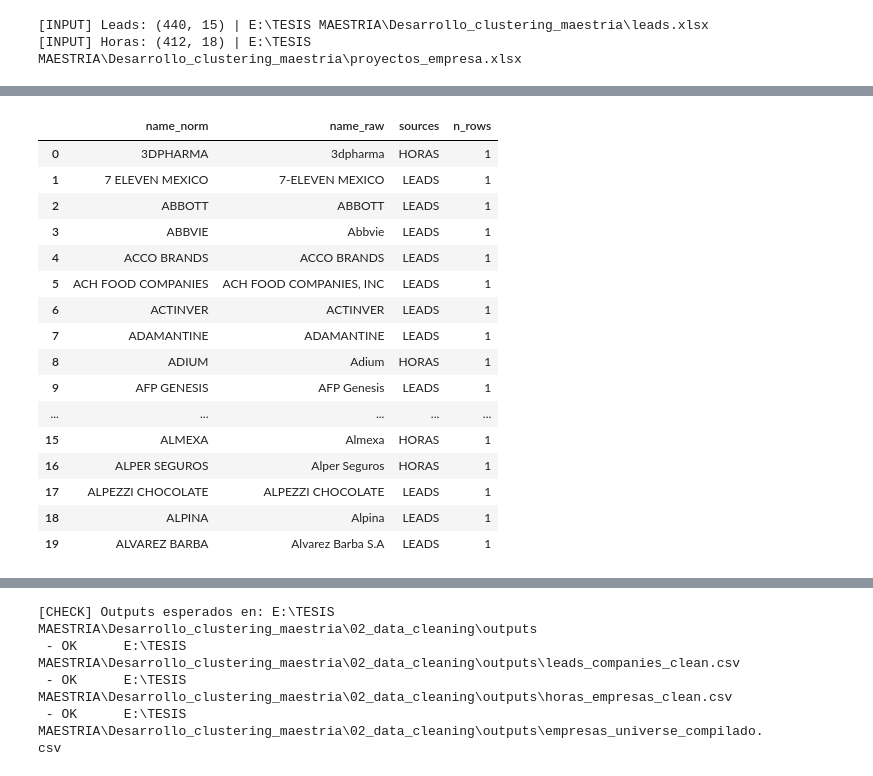
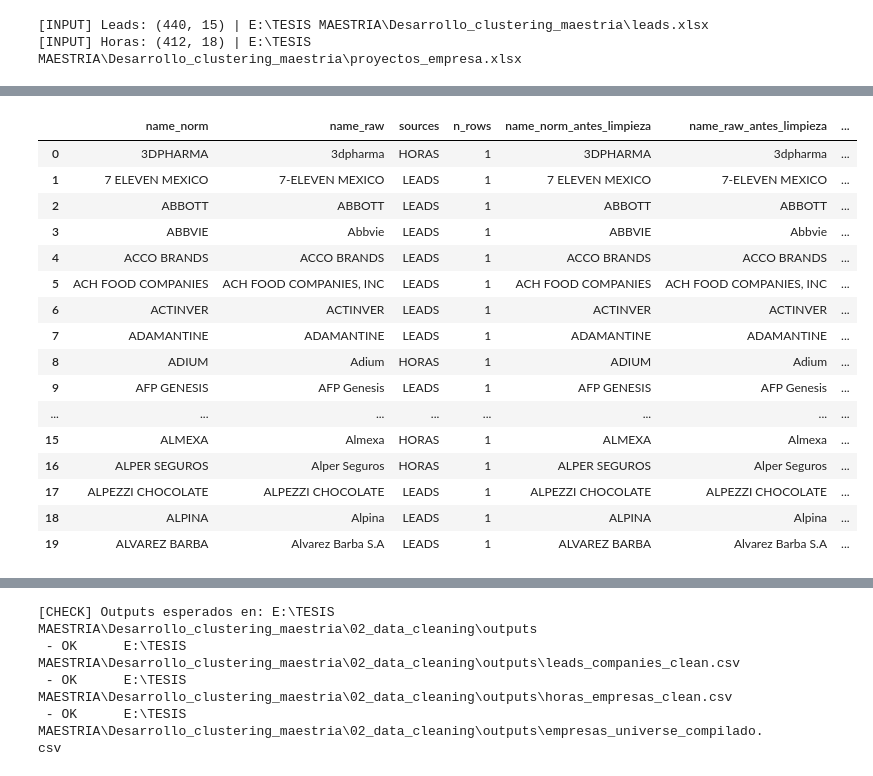
Before and after one commit to OAlbuja/Tesis_Maestria_Inteligencia_Artificial_Aplicada, a Jupyter notebook: Desarrollo_clustering_maestria/02_data_cleaning/01_staging_empresas_normalizadas.ipynb, the cells around one changed output, grey strips where cells are left out. Drawn from its saved outputs; the diff is of its cells as text; code cells hidden in the pictures.

```diff
--- a/Desarrollo_clustering_maestria/02_data_cleaning/01_staging_empresas_normalizadas.ipynb
+++ b/Desarrollo_clustering_maestria/02_data_cleaning/01_staging_empresas_normalizadas.ipynb
@@ -224,6 +255,6 @@ _ = save_df_csv(leads_companies_clean, OUTPUT_DIR / "leads_companies_clean.csv")
 # %%
 # === 9.b Limpieza HORAS (EMPRESA) ===
-# Resultado esperado: DataFrame `horas_empresas_clean` con EMPRESA raw + normalizada (distinct por normalizada)
+# Resultado esperado: DataFrame `horas_empresas_clean` con EMPRESA raw y normalización final.
 
 import pandas as pd
 
@@ -233,9 +264,6 @@ if "df_horas" not in globals():
 if "EMPRESA" not in df_horas.columns:
     raise KeyError("La columna `EMPRESA` no existe en `df_horas`.")
 
-if "normalize_company_name" not in globals():
-    raise NameError("No existe `normalize_company_name` en memoria. Ejecuta primero la celda 9.a.")
-
 _empresa_raw = (
     df_horas["EMPRESA"]
     .astype("string")
@@ -243,19 +271,23 @@ _empresa_raw = (
     .map(lambda x: x.strip())
     .replace("", pd.NA)
     .dropna()
-    )
+)
+
+horas_empresas_clean = pd.DataFrame({"EMPRESA_raw": _empresa_raw})
+horas_empresas_clean["EMPRESA_norm_original"] = horas_empresas_clean["EMPRESA_raw"].map(normalize_company_name)
+horas_empresas_clean["EMPRESA_match_raw"] = horas_empresas_clean["EMPRESA_raw"]
+horas_empresas_clean["EMPRESA_norm"] = horas_empresas_clean["EMPRESA_norm_original"]
 
 horas_empresas_clean = (
-    pd.DataFrame({"EMPRESA_raw": _empresa_raw})
-    .assign(EMPRESA_norm=lambda d: d["EMPRESA_raw"].map(normalize_company_name))
+    horas_empresas_clean
     .query("EMPRESA_norm != ''")
     .drop_duplicates(subset=["EMPRESA_norm"], keep="first")
     .sort_values("EMPRESA_norm")
     .reset_index(drop=True)
-    )
+)
 
 print("[HORAS] Filas originales (no vacías):", int(_empresa_raw.shape[0]))
-print("[HORAS] Empresas distinct (por EMPRESA_norm):", int(horas_empresas_clean.shape[0]))
+print("[HORAS] Empresas distinct (por EMPRESA_norm final):", int(horas_empresas_clean.shape[0]))
 
 display(horas_empresas_clean.head(20))
 
@@ -266,18 +298,32 @@ save_df_csv(horas_empresas_clean, OUTPUT_DIR / "horas_empresas_clean.csv")
 if "leads_companies_clean" not in globals():
     raise NameError("No existe `leads_companies_clean` en memoria. Ejecuta primero la sección 9.a (Limpieza LEADS).")
 
-leads_u = (
-    leads_companies_clean
-    .rename(columns={"Company_raw": "name_raw", "Company_norm": "name_norm"})
-    .assign(source="LEADS")
-    [["source", "name_raw", "name_norm"]]
- )
-horas_u = (
-    horas_empresas_clean
-    .rename(columns={"EMPRESA_raw": "name_raw", "EMPRESA_norm": "name_norm"})
-    .assign(source="HORAS")
-    [["source", "name_raw", "name_norm"]]
- )
+def _join_unique(values) -> str:
+    vals = []
+    for value in values:
+        if pd.isna(value):
+            continue
+        s = str(value).strip()
+        if s and s not in vals:
+            vals.append(s)
+    return " | ".join(vals)
+
+leads_u = pd.DataFrame({
+    "source": "LEADS",
+    "name_raw": leads_companies_clean["Company_raw"],
+    "name_norm": leads_companies_clean["Company_norm"],
+    "name_raw_antes_limpieza": leads_companies_clean["Company_raw"],
+    "name_norm_antes_limpieza": leads_companies_clean["Company_norm_original"],
+    "name_match_raw": leads_companies_clean["Company_match_raw"]
+})
+horas_u = pd.DataFrame({
+    "source": "HORAS",
+    "name_raw": horas_empresas_clean["EMPRESA_raw"],
+    "name_norm": horas_empresas_clean["EMPRESA_norm"],
+    "name_raw_antes_limpieza": horas_empresas_clean["EMPRESA_raw"],
+    "name_norm_antes_limpieza": horas_empresas_clean["EMPRESA_norm_original"],
+    "name_match_raw": horas_empresas_clean["EMPRESA_match_raw"]
+})
 
 universe_all = pd.concat([leads_u, horas_u], ignore_index=True)
 universe_distinct = (
@@ -287,10 +333,15 @@ universe_distinct = (
         name_raw=("name_raw", "first"),
         sources=("source", lambda s: ",".join(sorted(set(map(str, s))))),
         n_rows=("source", "size"),
+        name_norm_antes_limpieza=("name_norm_antes_limpieza", _join_unique),
+        name_raw_antes_limpieza=("name_raw_antes_limpieza", _join_unique),
+        sources_antes_limpieza=("source", lambda s: ",".join(sorted(set(map(str, s))))),
+        n_rows_antes_limpieza=("name_norm_antes_limpieza", "nunique"),
+        name_match_raw=("name_match_raw", "first")
     )
     .sort_values("name_norm")
     .reset_index(drop=True)
- )
+)
 
 save_df_csv(universe_distinct, OUTPUT_DIR / "empresas_universe_compilado.csv")
 display(universe_distinct.head(20))
@@ -321,17 +372,17 @@ display(universe_distinct.head(20))
-|  | name_norm | name_raw | sources | n_rows |
-| 0 | 3DPHARMA | 3dpharma | HORAS | 1 |
-| 1 | 7 ELEVEN MEXICO | 7-ELEVEN MEXICO | LEADS | 1 |
-| 2 | ABBOTT | ABBOTT | LEADS | 1 |
-| 3 | ABBVIE | Abbvie | LEADS | 1 |
-| 4 | ACCO BRANDS | ACCO BRANDS | LEADS | 1 |
-| 5 | ACH FOOD COMPANIES | ACH FOOD COMPANIES, INC | LEADS | 1 |
-| 6 | ACTINVER | ACTINVER | LEADS | 1 |
-| 7 | ADAMANTINE | ADAMANTINE | LEADS | 1 |
-| 8 | ADIUM | Adium | HORAS | 1 |
-| 9 | AFP GENESIS | AFP Genesis | LEADS | 1 |
-| ... | ... | ... | ... | ... |
-| 15 | ALMEXA | Almexa | HORAS | 1 |
-| 16 | ALPER SEGUROS | Alper Seguros | HORAS | 1 |
-| 17 | ALPEZZI CHOCOLATE | ALPEZZI CHOCOLATE | LEADS | 1 |
-| 18 | ALPINA | Alpina | LEADS | 1 |
-| 19 | ALVAREZ BARBA | Alvarez Barba S.A | LEADS | 1 |
+|  | name_norm | name_raw | sources | n_rows | name_norm_antes_limpieza | name_raw_antes_limpieza | ... |
+| 0 | 3DPHARMA | 3dpharma | HORAS | 1 | 3DPHARMA | 3dpharma | ... |
+| 1 | 7 ELEVEN MEXICO | 7-ELEVEN MEXICO | LEADS | 1 | 7 ELEVEN MEXICO | 7-ELEVEN MEXICO | ... |
+| 2 | ABBOTT | ABBOTT | LEADS | 1 | ABBOTT | ABBOTT | ... |
+| 3 | ABBVIE | Abbvie | LEADS | 1 | ABBVIE | Abbvie | ... |
+| 4 | ACCO BRANDS | ACCO BRANDS | LEADS | 1 | ACCO BRANDS | ACCO BRANDS | ... |
+| 5 | ACH FOOD COMPANIES | ACH FOOD COMPANIES, INC | LEADS | 1 | ACH FOOD COMPANIES | ACH FOOD COMPANIES, INC | ... |
+| 6 | ACTINVER | ACTINVER | LEADS | 1 | ACTINVER | ACTINVER | ... |
+| 7 | ADAMANTINE | ADAMANTINE | LEADS | 1 | ADAMANTINE | ADAMANTINE | ... |
+| 8 | ADIUM | Adium | HORAS | 1 | ADIUM | Adium | ... |
+| 9 | AFP GENESIS | AFP Genesis | LEADS | 1 | AFP GENESIS | AFP Genesis | ... |
+| ... | ... | ... | ... | ... | ... | ... | ... |
+| 15 | ALMEXA | Almexa | HORAS | 1 | ALMEXA | Almexa | ... |
+| 16 | ALPER SEGUROS | Alper Seguros | HORAS | 1 | ALPER SEGUROS | Alper Seguros | ... |
+| 17 | ALPEZZI CHOCOLATE | ALPEZZI CHOCOLATE | LEADS | 1 | ALPEZZI CHOCOLATE | ALPEZZI CHOCOLATE | ... |
+| 18 | ALPINA | Alpina | LEADS | 1 | ALPINA | Alpina | ... |
+| 19 | ALVAREZ BARBA | Alvarez Barba S.A | LEADS | 1 | ALVAREZ BARBA | Alvarez Barba S.A | ... |
```
Also changed, not shown: parts of 16 cells of this notebook, 37 other files.
